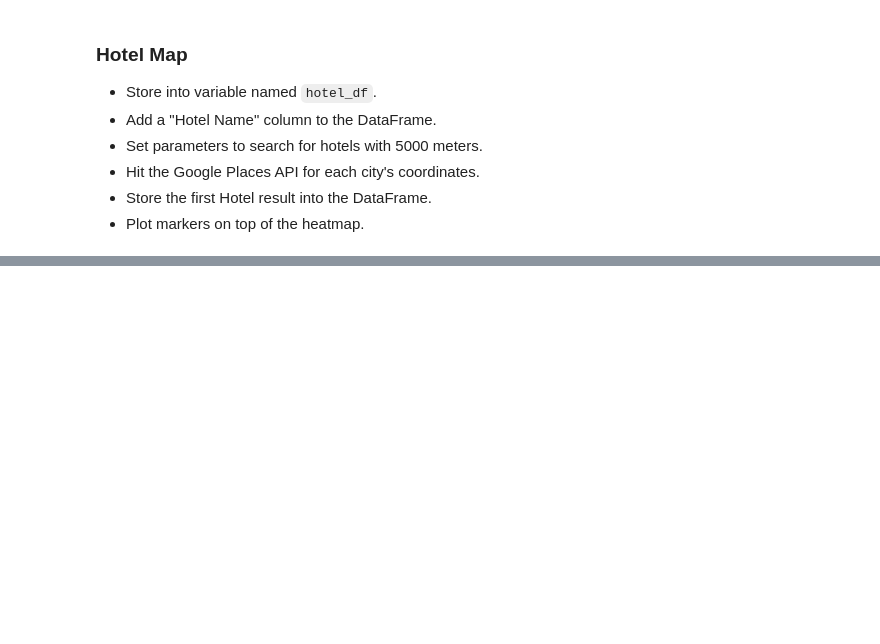
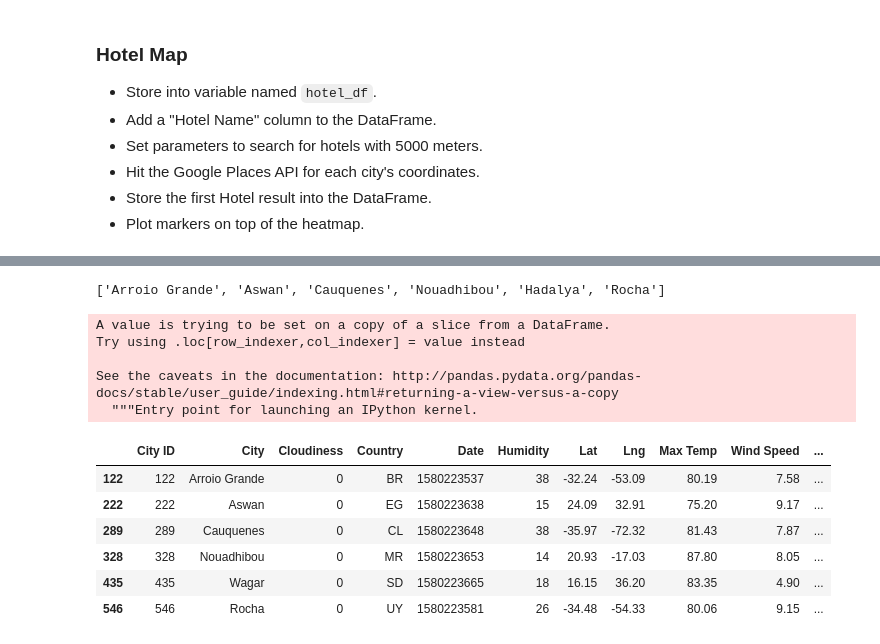
Before and after one commit to julesjo/python-api-challenge, a Jupyter notebook: VacationPy - JJ.ipynb, the cells around one changed output, grey strips where cells are left out. Cells and saved outputs as stored; diff of their text form; code cells hidden in the pictures; blank space fills up the shorter version.

```diff
--- a/VacationPy - JJ.ipynb
+++ b/VacationPy - JJ.ipynb
@@ -283,11 +155,0 @@ coordinates
-# %%
-base_url="https://maps.googleapis.com/maps/api/place/nearbysearch/json"
-params = {"location":coordinates,"radius": "distance","type": "hotel","key": g_key,}
-
-for index, row in hotel_df.iterrows():
-    city = hotel_df['City']
-    print(f"Retrieving Results for {city}")
-    response = requests.get(base_url, params=params).json()
-
-
-    results = response['results']
@@ -334,0 +166,20 @@ https://maps.googleapis.com/maps/api/place/nearbysearch/json?location=location&t
+# %%
+hotel_name=[]
+
+for row in range(len(coordinate)):
+
+    Coodinat=(str(coordinate[row]))
+    url=query_url + Coodinat
+    response = requests.get(url)
+    response =json.loads(response.text)
+    response=json_normalize(response)
+    df=json_normalize(response["results"][0])
+    try:
+        hotel_name.append(df["name"][0])
+        #hotel_df.append(df["name"][0], index=['Hotel Name'])
+        print("For Coordinates: " + Coodinat + "\n------------------")
+        print(df["name"][0])
+
+    except:
+        print(f"{row} NOT FOUND *********")
+        pass
@@ -335,3 +205,23 @@ https://maps.googleapis.com/maps/api/place/nearbysearch/json?location=location&t
+# %%
+hotel_name
+# %% [output]
+['Arroio Grande', 'Aswan', 'Cauquenes', 'Nouadhibou', 'Hadalya', 'Rocha']
+# %%
+hotel_df["Hotel Name"]=hotel_name
+hotel_df
+# %% [output]
+A value is trying to be set on a copy of a slice from a DataFrame.
+Try using .loc[row_indexer,col_indexer] = value instead
+
+See the caveats in the documentation: http://pandas.pydata.org/pandas-docs/stable/user_guide/indexing.html#returning-a-view-versus-a-copy
+  """Entry point for launching an IPython kernel.
+|  | City ID | City | Cloudiness | Country | Date | Humidity | Lat | Lng | Max Temp | Wind Speed | ... |
+| 122 | 122 | Arroio Grande | 0 | BR | 1580223537 | 38 | -32.24 | -53.09 | 80.19 | 7.58 | ... |
+| 222 | 222 | Aswan | 0 | EG | 1580223638 | 15 | 24.09 | 32.91 | 75.20 | 9.17 | ... |
+| 289 | 289 | Cauquenes | 0 | CL | 1580223648 | 38 | -35.97 | -72.32 | 81.43 | 7.87 | ... |
+| 328 | 328 | Nouadhibou | 0 | MR | 1580223653 | 14 | 20.93 | -17.03 | 87.80 | 8.05 | ... |
+| 435 | 435 | Wagar | 0 | SD | 1580223665 | 18 | 16.15 | 36.20 | 83.35 | 4.90 | ... |
+| 546 | 546 | Rocha | 0 | UY | 1580223581 | 26 | -34.48 | -54.33 | 80.06 | 9.15 | ... |
 # %%
 # NOTE: Do not change any of the code in this cell
 
```
Also changed, not shown: parts of 23 cells of this notebook, 6 other files.
